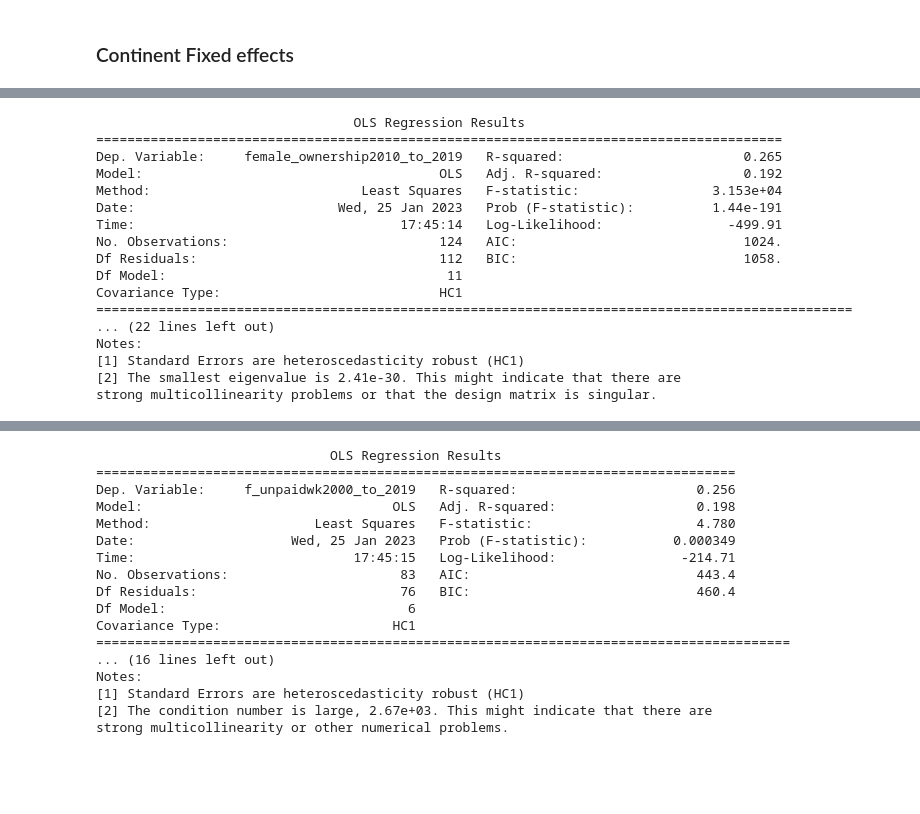
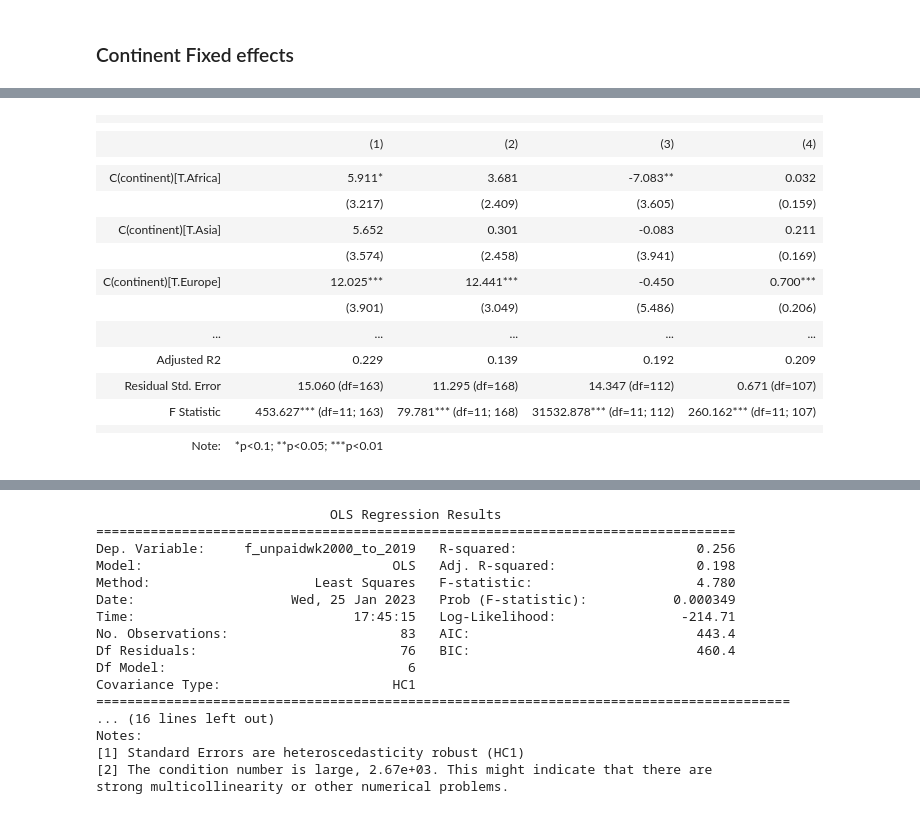
Before and after one commit to rureddish/EPFL_MGT-494_Paper_Extension, a Jupyter notebook: explore.ipynb, the cells around one changed output, grey strips where cells are left out. Cells and saved outputs as stored; diff of their text form; code cells hidden in the pictures; blank space fills up the shorter version.

```diff
--- a/explore.ipynb
+++ b/explore.ipynb
@@ -955,22 +743,23 @@ strong multicollinearity problems or that the design matrix is singular.
-# %%
-mod = smf.ols(formula='female_ownership2010_to_2019 ~  plow + agricultural_suitability + tropical_climate + large_animals + political_hierarchies + economic_complexity + C(continent)', data=df_cross_country2019)
-res = mod.fit(cov_type='HC1')
-print(res.summary())
-# %% [output]
-                                 OLS Regression Results
-========================================================================================
-Dep. Variable:     female_ownership2010_to_2019   R-squared:                       0.265
-Model:                                      OLS   Adj. R-squared:                  0.192
-Method:                           Least Squares   F-statistic:                 3.153e+04
-Date:                          Wed, 25 Jan 2023   Prob (F-statistic):          1.44e-191
-Time:                                  17:45:14   Log-Likelihood:                -499.91
-No. Observations:                           124   AIC:                             1024.
-Df Residuals:                               112   BIC:                             1058.
-Df Model:                                    11
-Covariance Type:                            HC1
-=================================================================================================
-... (22 lines left out)
-Notes:
-[1] Standard Errors are heteroscedasticity robust (HC1)
-[2] The smallest eigenvalue is 2.41e-30. This might indicate that there are
-strong multicollinearity problems or that the design matrix is singular.
+# %%
+m_fl19 = smf.ols(formula='flfp2019 ~  plow + agricultural_suitability + tropical_climate + large_animals + political_hierarchies + economic_complexity+ C(continent)', data=df_cross_country2019).fit(cov_type='HC1')
+m_wp19 = smf.ols(formula='women_politics2019 ~  plow + agricultural_suitability + tropical_climate + large_animals + political_hierarchies + economic_complexity+ C(continent)', data=df_cross_country2019).fit(cov_type='HC1')
+m_fo19 = smf.ols(formula='female_ownership2010_to_2019 ~  plow + agricultural_suitability + tropical_climate + large_animals + political_hierarchies + economic_complexity+ C(continent)', data=df_cross_country2019).fit(cov_type='HC1')
+m_aes19 = smf.ols(formula='aes2019 ~  plow + agricultural_suitability + tropical_climate + large_animals + political_hierarchies + economic_complexity+ C(continent)', data=df_cross_country2019).fit(cov_type='HC1')
+Stargazer([m_fl19, m_wp19, m_fo19, m_aes19])
+# %% [output]
+|  |  |  |  |  |
+|  |
+|  | (1) | (2) | (3) | (4) |
+|  |  |  |  |  |
+| C(continent)[T.Africa] | 5.911* | 3.681 | -7.083** | 0.032 |
+|  | (3.217) | (2.409) | (3.605) | (0.159) |
+| C(continent)[T.Asia] | 5.652 | 0.301 | -0.083 | 0.211 |
+|  | (3.574) | (2.458) | (3.941) | (0.169) |
+| C(continent)[T.Europe] | 12.025*** | 12.441*** | -0.450 | 0.700*** |
+|  | (3.901) | (3.049) | (5.486) | (0.206) |
+| ... | ... | ... | ... | ... |
+| Adjusted R2 | 0.229 | 0.139 | 0.192 | 0.209 |
+| Residual Std. Error | 15.060 (df=163) | 11.295 (df=168) | 14.347 (df=112) | 0.671 (df=107) |
+| F Statistic | 453.627*** (df=11; 163) | 79.781*** (df=11; 168) | 31532.878*** (df=11; 112) | 260.162*** (df=11; 107) |
+|  |  |  |  |  |
+| Note: | *p<0.1; **p<0.05; ***p<0.01 |  |  |  |
```
Also changed, not shown: parts of 29 cells of this notebook.
